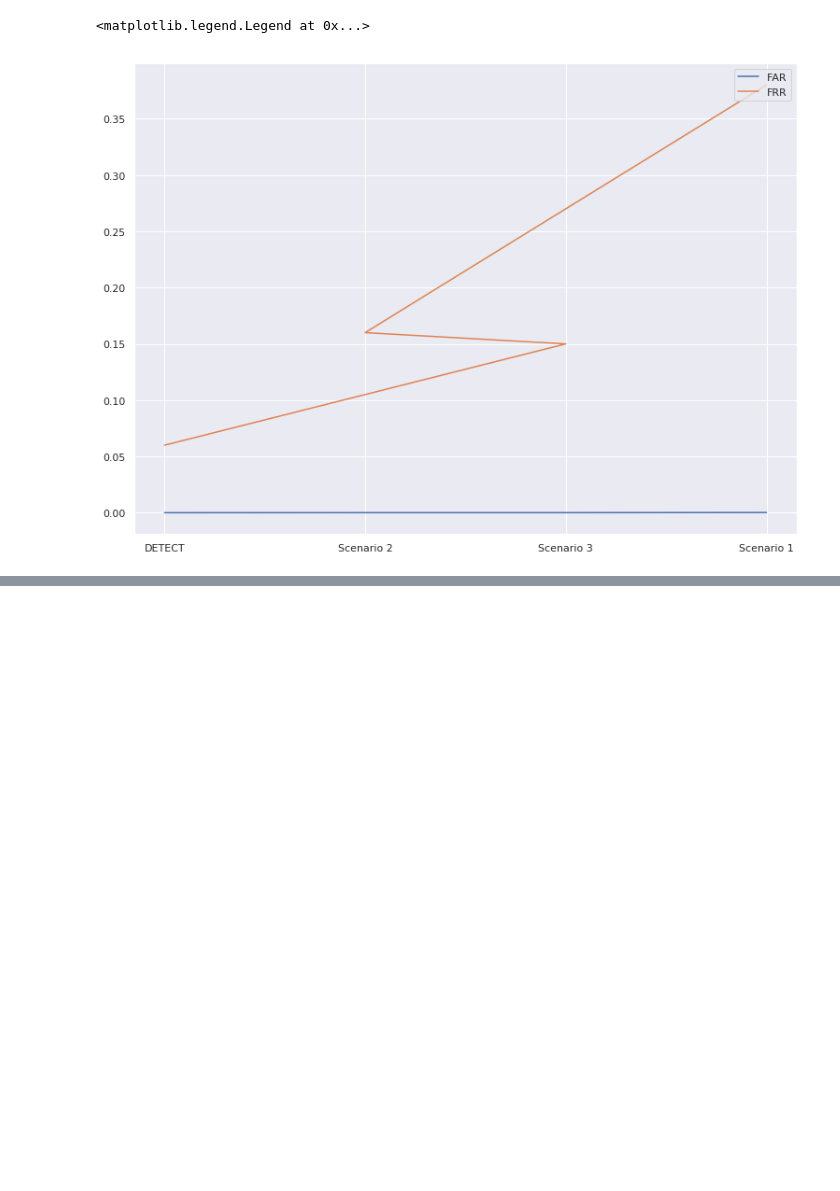
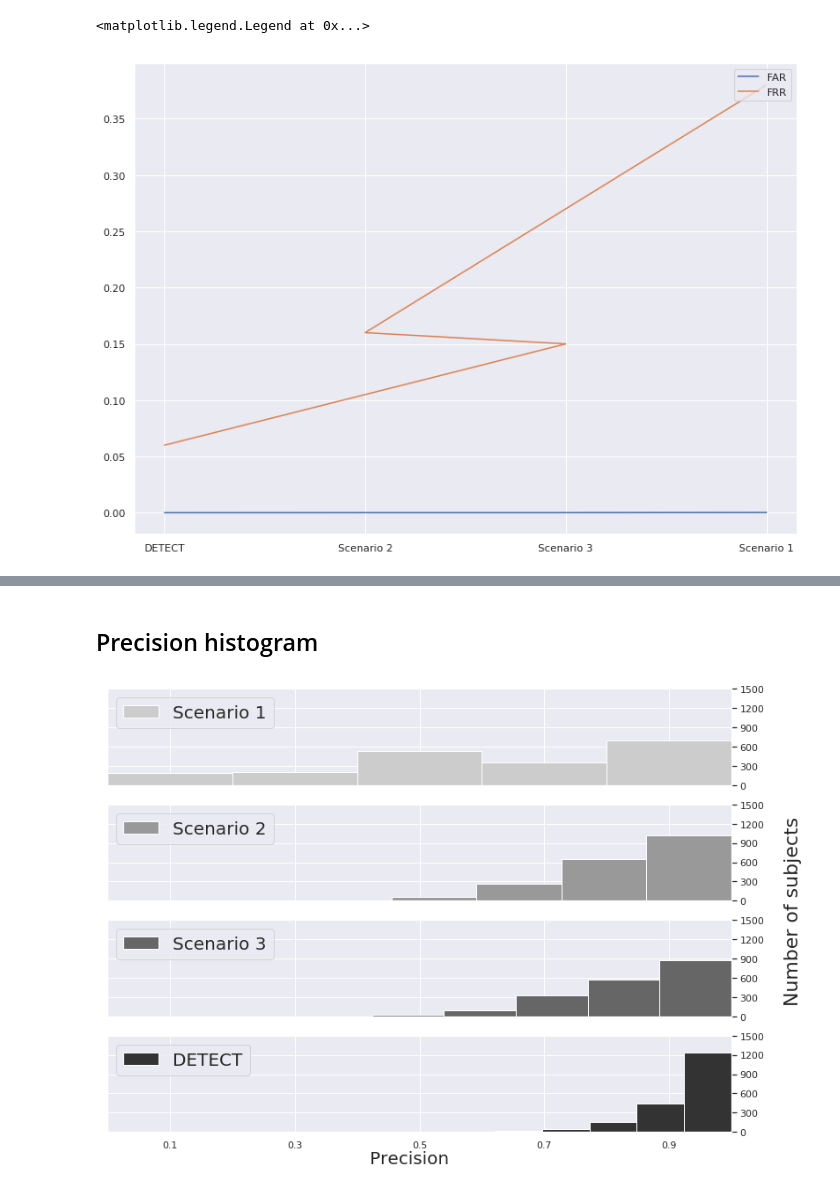
Before and after one commit to marceloFA/healthsense, a Jupyter notebook: Classification Metrics.ipynb, the cells around one changed output, grey strips where cells are left out. Cells and saved outputs as stored; diff of their text form; code cells hidden in the pictures; blank space fills up the shorter version.

```diff
--- a/Classification Metrics.ipynb
+++ b/Classification Metrics.ipynb
@@ -191,0 +204,2 @@ plt.legend(loc="upper right")
+# %% [markdown]
+## Precision histogram
@@ -191,0 +253,71 @@ plt.legend(loc="upper right")
+# %%
+classification_report_step_1, accuracy_step_1, macro_avg_step_1, weighted_avg_step_1 = filter_results('classification_report_1.csv')
+classification_report_step_2, accuracy_step_2, macro_avg_step_2, weighted_avg_step_2 = filter_results('classification_report_2.csv')
+classification_report_step_3, accuracy_step_3, macro_avg_step_3, weighted_avg_step_3 = filter_results('classification_report_3.csv')
+classification_report_step_4, accuracy_step_4, macro_avg_step_4, weighted_avg_step_4 = filter_results('classification_report_4.csv')
+# %%
+sns.set(rc={'figure.figsize':(12.7,9.27)})
+sharex='col'
+n_plots = 4
+f, axes = plt.subplots(n_plots, 1, sharex=True, sharey=True)
+plt.xlim(0, 1)
+metric= 'precision'
+bins=5
+kde = False
+aplha = 1
+y_lower_lim = 0
+y_upper_lim = 1500
+
+#f.suptitle(f'{metric} histogram', fontsize=17)
+set_shared_ylabel(axes, 'Number of subjects', labelpad=-0.90)
+plt.xticks(labels=None)
+# shared x label
+f.text(0.5, 0.08, 'Precision', ha='center', va='center', fontsize=20)
+
+# first distplot blue
+sns.distplot(classification_report_step_1[metric], bins=bins, kde=kde,
+             ax=axes[0], color="#cccccc",
+             label="Scenario 1",
+             hist_kws={"alpha":aplha})
+axes[0].legend(loc="upper left", prop={'size': 20})
+axes[0].set_ylim(y_lower_lim,y_upper_lim)
+axes[0].set_xlabel(None)
+axes[0].yaxis.tick_right()
+
+# second distpot olive
+sns.distplot(classification_report_step_2[metric], bins=bins, kde=kde,
+             ax=axes[1], color="#999999",
+             label="Scenario 2",
+             hist_kws={"alpha":aplha})
+axes[1].legend(loc="upper left", prop={'size': 20})
+axes[1].set_ylim(y_lower_lim,y_upper_lim)
+axes[1].set_xlabel(None)
+axes[1].yaxis.tick_right()
+
+# third distplot red
+sns.distplot(classification_report_step_3[metric], bins=bins, kde=kde,
+             ax=axes[2], color="#666666",
+             label="Scenario 3",
+             hist_kws={"alpha":aplha})
+axes[2].legend(loc="upper left", prop={'size': 20})
+axes[2].set_ylim(y_lower_lim,y_upper_lim)
+axes[2].set_xlabel(None)
+axes[2].yaxis.tick_right()
+
+# fourth distplot purple
+sns.distplot(classification_report_step_4[metric], bins=bins, kde=kde,
+             ax=axes[3], color="#333333",
+             label="DETECT",
+             hist_kws={"alpha":aplha})
+axes[3].legend(loc="upper left", prop={'size': 20})
+axes[3].set_ylim(y_lower_lim,y_upper_lim)
+axes[3].set_xlabel(None)
+axes[3].set_yticks(np.arange(0, 1800, step=300))
+axes[3].set_xticks(np.arange(0.1, 1.1, step=0.2))
+axes[3].yaxis.tick_right()
+
+
+plt.savefig("precision_distribution.eps")
+#files.download("precision_histogram.eps")
+# %% [output]
+[figure, added]
```
Also changed, not shown: parts of 8 cells of this notebook, 5 other files.
